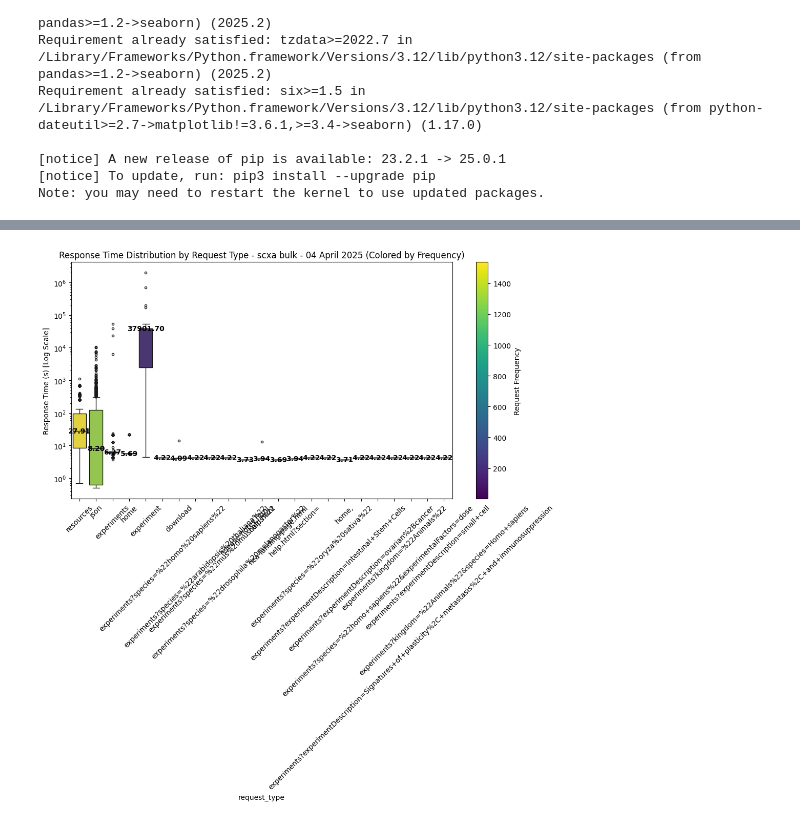
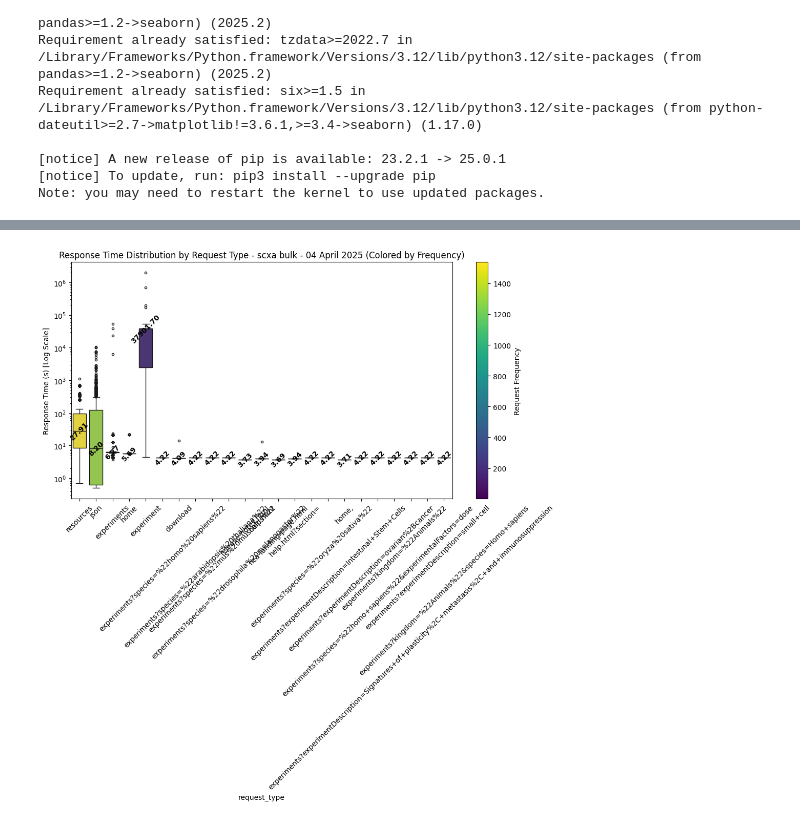
Before and after one commit to ebi-gene-expression-group/atlas-web-single-cell, a Jupyter notebook: performance_analysis/scxa_performance.ipynb, the cells around one changed output, grey strips where cells are left out. Cells and saved outputs as stored; diff of their text form; code cells hidden in the pictures.

```diff
--- a/performance_analysis/scxa_performance.ipynb
+++ b/performance_analysis/scxa_performance.ipynb
@@ -88,32 +88,32 @@ fig, ax = plt.subplots(figsize=(12, 6))
 sns.boxplot(
     data=df_clean, x="request_type", y="response_time",
     hue="request_type",
     ax=ax, order=order, palette=colors, flierprops={"marker": "o", "markersize": 3}
 )
 
 # Set y-axis to log scale for better visualization
 ax.set_yscale("log")
 ax.set_ylabel("Response Time (s) [Log Scale]")
 plt.title("Response Time Distribution by Request Type - scxa bulk - 04 April 2025 (Colored by Frequency)")
 
 
 # Calculate and add median labels correctly
 medians = df_clean.groupby("request_type")["response_time"].median()
 for i, req_type in enumerate(order):
     median_value = medians[req_type]
     ax.text(i, median_value, f"{median_value:.2f}", ha="center", va="center",
-            fontsize=10, color="black", fontweight="bold")
+            fontsize=10, color="black", fontweight="bold", rotation=45)
 
 
 # Add color bar as a legend for frequency
 cbar = plt.colorbar(sm, ax=ax)
 cbar.set_label("Request Frequency")
 
 # # Rotate x-axis labels for readability
 plt.xticks(rotation=45)
 plt.legend().set_visible(False)
 
 # Show the plot
 plt.show()
 # %% [output]
-[figure, old version]
+[figure, new version]
```
